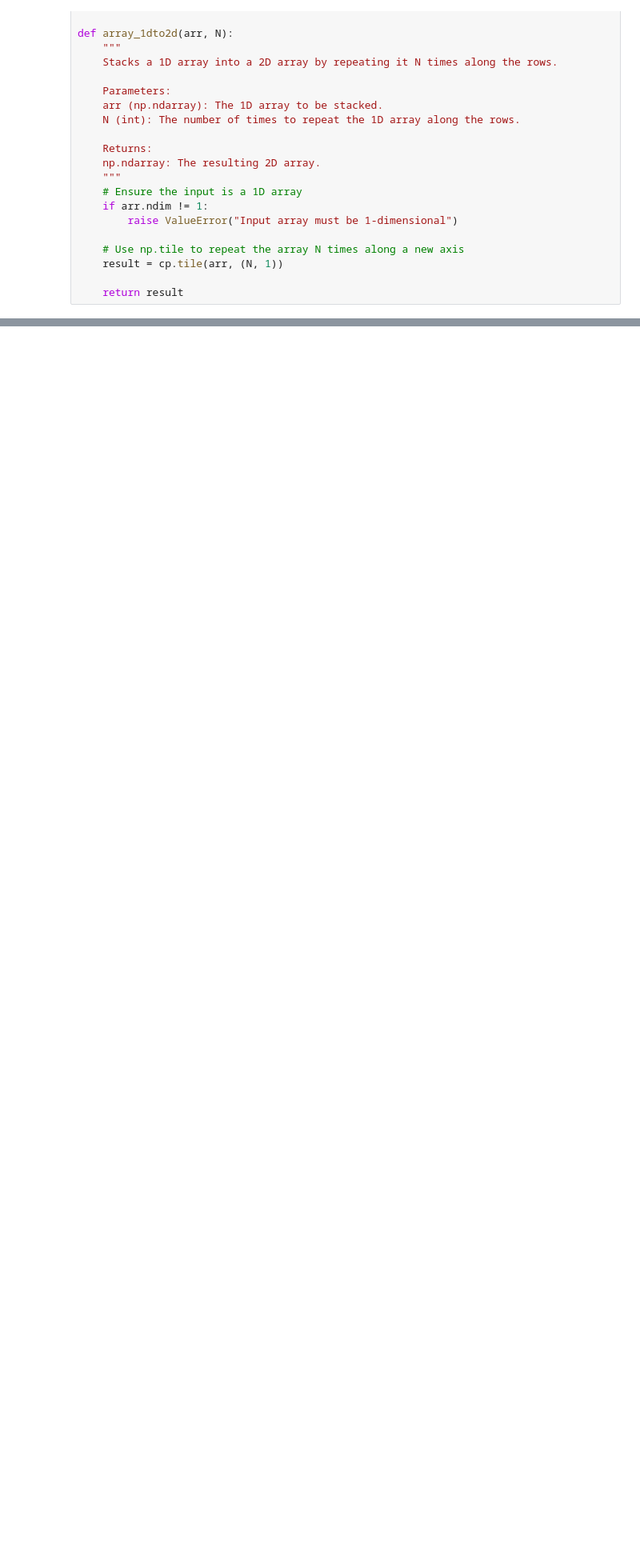
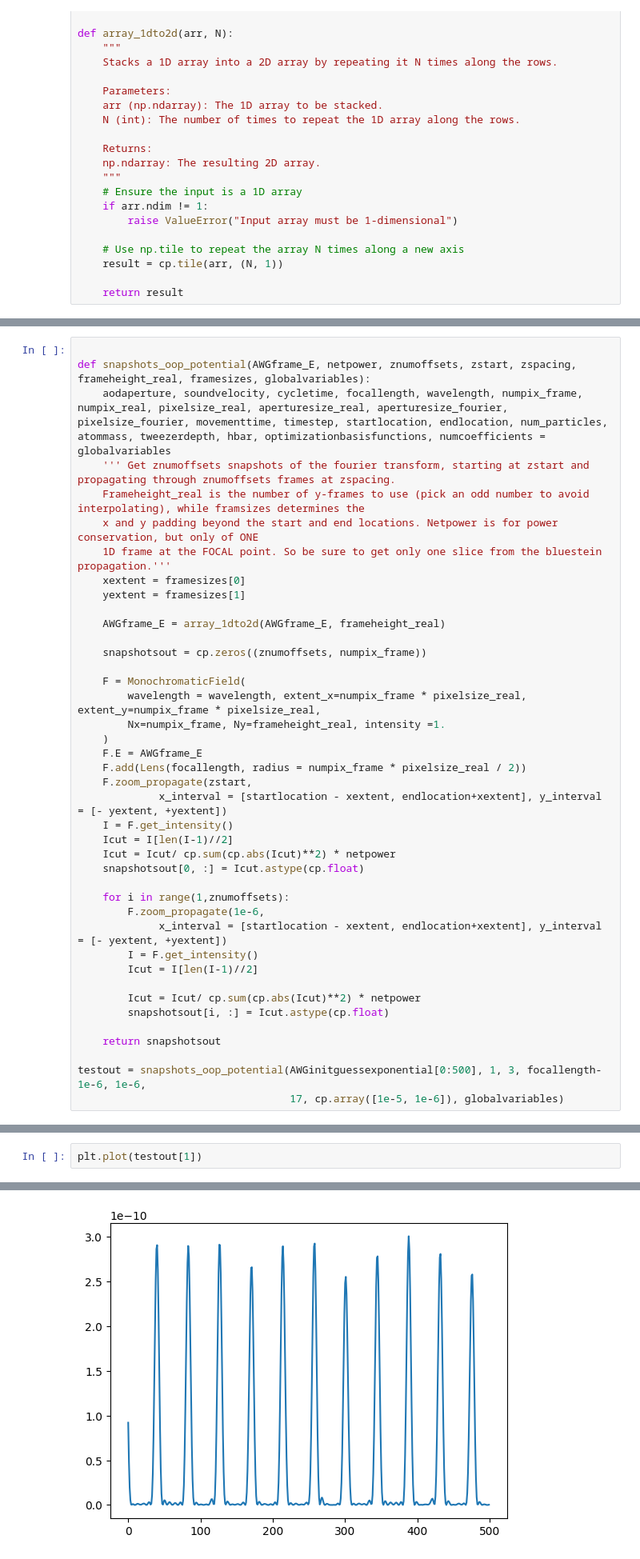
Before and after one commit to nsong03/Ultracold-Research, a Jupyter notebook: TweezerOptimization/AWGwaveformopt_outofplane.ipynb, the cells around one changed output, grey strips where cells are left out. Shown at 80% size. Drawn from its saved outputs; the diff is of its cells as text; blank space fills up the shorter version.

```diff
--- a/TweezerOptimization/AWGwaveformopt_outofplane.ipynb
+++ b/TweezerOptimization/AWGwaveformopt_outofplane.ipynb
@@ -349,0 +359,41 @@ plt.plot(I[9].get())
+# %%
+
+def snapshots_oop_potential(AWGframe_E, netpower, znumoffsets, zstart, zspacing, frameheight_real, framesizes, globalvariables):
+    aodaperture, soundvelocity, cycletime, focallength, wavelength, numpix_frame, numpix_real, pixelsize_real, aperturesize_real, aperturesize_fourier, pixelsize_fourier, movementtime, timestep, startlocation, endlocation, num_particles, atommass, tweezerdepth, hbar, optimizationbasisfunctions, numcoefficients = globalvariables
+    ''' Get znumoffsets snapshots of the fourier transform, starting at zstart and propagating through znumoffsets frames at zspacing.
+    Frameheight_real is the number of y-frames to use (pick an odd number to avoid interpolating), while framsizes determines the
+    x and y padding beyond the start and end locations. Netpower is for power conservation, but only of ONE
+    1D frame at the FOCAL point. So be sure to get only one slice from the bluestein propagation.'''
+    xextent = framesizes[0]
+    yextent = framesizes[1]
+
+    AWGframe_E = array_1dto2d(AWGframe_E, frameheight_real)
+
+    snapshotsout = cp.zeros((znumoffsets, numpix_frame))
+
+    F = MonochromaticField(
+        wavelength = wavelength, extent_x=numpix_frame * pixelsize_real, extent_y=numpix_frame * pixelsize_real,
+        Nx=numpix_frame, Ny=frameheight_real, intensity =1.
+    )
+    F.E = AWGframe_E
+    F.add(Lens(focallength, radius = numpix_frame * pixelsize_real / 2))
+    F.zoom_propagate(zstart,
+             x_interval = [startlocation - xextent, endlocation+xextent], y_interval = [- yextent, +yextent])
+    I = F.get_intensity()
+    Icut = I[len(I-1)//2]
+    Icut = Icut/ cp.sum(cp.abs(Icut)**2) * netpower
+    snapshotsout[0, :] = Icut.astype(cp.float)
+
+    for i in range(1,znumoffsets):
+        F.zoom_propagate(1e-6,
+             x_interval = [startlocation - xextent, endlocation+xextent], y_interval = [- yextent, +yextent])
+        I = F.get_intensity()
+        Icut = I[len(I-1)//2]
+
+        Icut = Icut/ cp.sum(cp.abs(Icut)**2) * netpower
+        snapshotsout[i, :] = Icut.astype(cp.float)
+
+    return snapshotsout
+
+testout = snapshots_oop_potential(AWGinitguessexponential[0:500], 1, 3, focallength-1e-6, 1e-6,
+                                  17, cp.array([1e-5, 1e-6]), globalvariables)
@@ -349,0 +405,3 @@ plt.plot(I[9].get())
+# %%
+plt.plot(testout[1])
+# %% [output]
@@ -350,2 +409,3 @@ plt.plot(I[9].get())
+[figure, added]
 # %%
 
```
Also changed, not shown: parts of 18 cells of this notebook, 2 other files.
